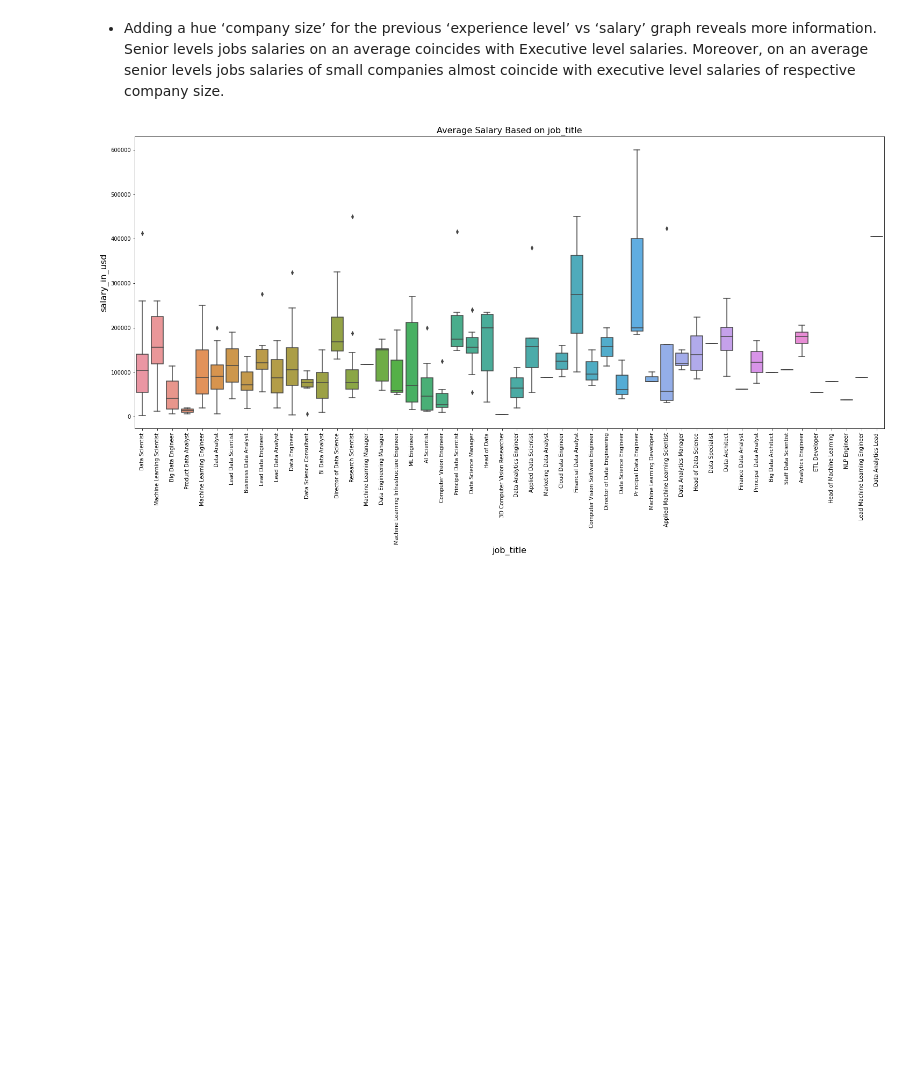
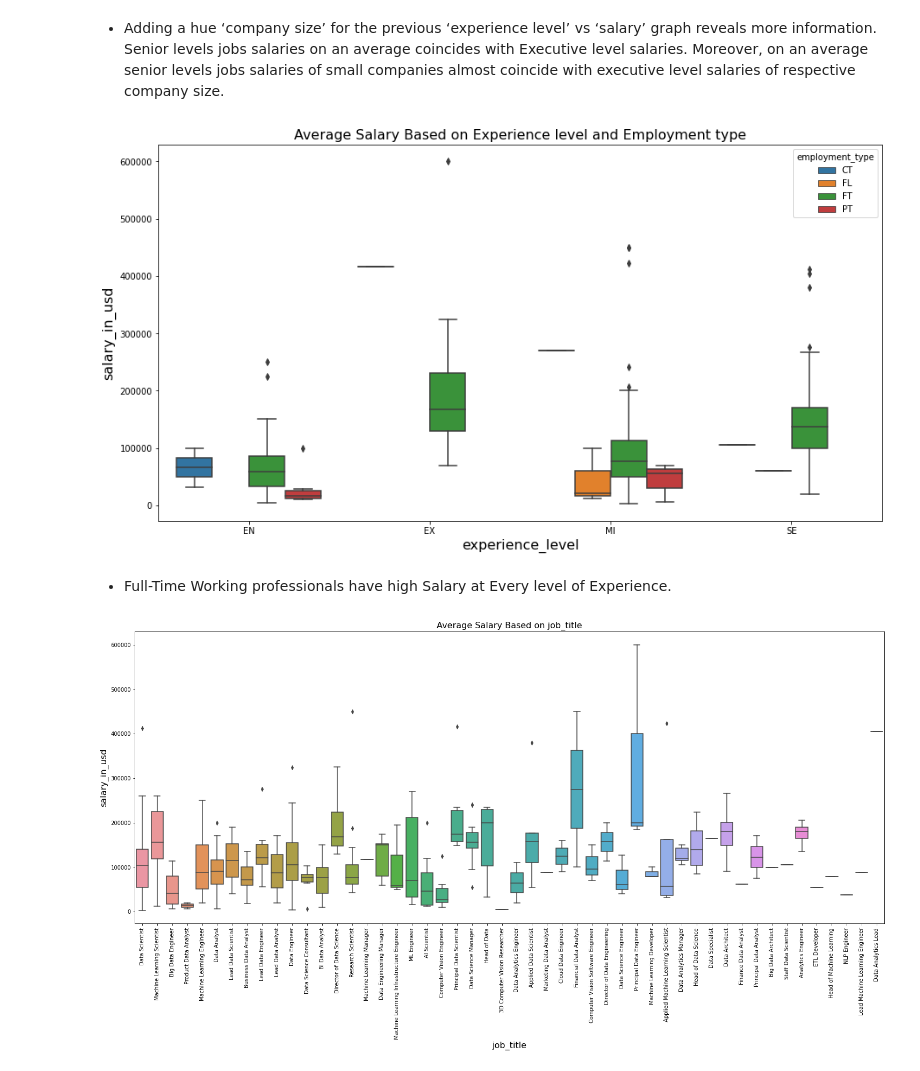
Before and after one commit to Navjotkhatri/Data-Scientist-Salary-Analysis, a Jupyter notebook: Data_Scientist_worldwide_Salary_Analysis.ipynb, the cells around one changed output. Drawn from its saved outputs; the diff is of its cells as text; code cells hidden in the pictures; blank space fills up the shorter version.

```diff
--- a/Data_Scientist_worldwide_Salary_Analysis.ipynb
+++ b/Data_Scientist_worldwide_Salary_Analysis.ipynb
@@ -314,5 +319,16 @@ plt.show()
 # %% [markdown]
 * Adding a hue ‘company size’ for the previous ‘experience level’ vs ‘salary’ graph reveals more information. Senior levels jobs salaries on an average coincides with Executive level salaries. Moreover, on an average senior levels jobs salaries of small companies almost coincide with executive level salaries of respective company size.
+# %%
+plt.figure(figsize=(15,8))
+plt.title("Average Salary Based on Experience level and Employment type",fontsize=16)
+sns.boxplot(y="salary_in_usd",x ='experience_level',data =sl_df,hue=sl_df.employment_type)
+plt.xlabel("experience_level",fontsize=16)
+plt.ylabel("salary_in_usd",fontsize=16)
+plt.show()
+# %% [output]
+[figure, added]
+# %% [markdown]
+* Full-Time Working professionals have high Salary at Every level of Experience.
 # %%
 plt.figure(figsize=(25,10))
 plt.title("Average Salary Based on job_title",fontsize=16)
```
Also changed, not shown: parts of 39 cells of this notebook.
